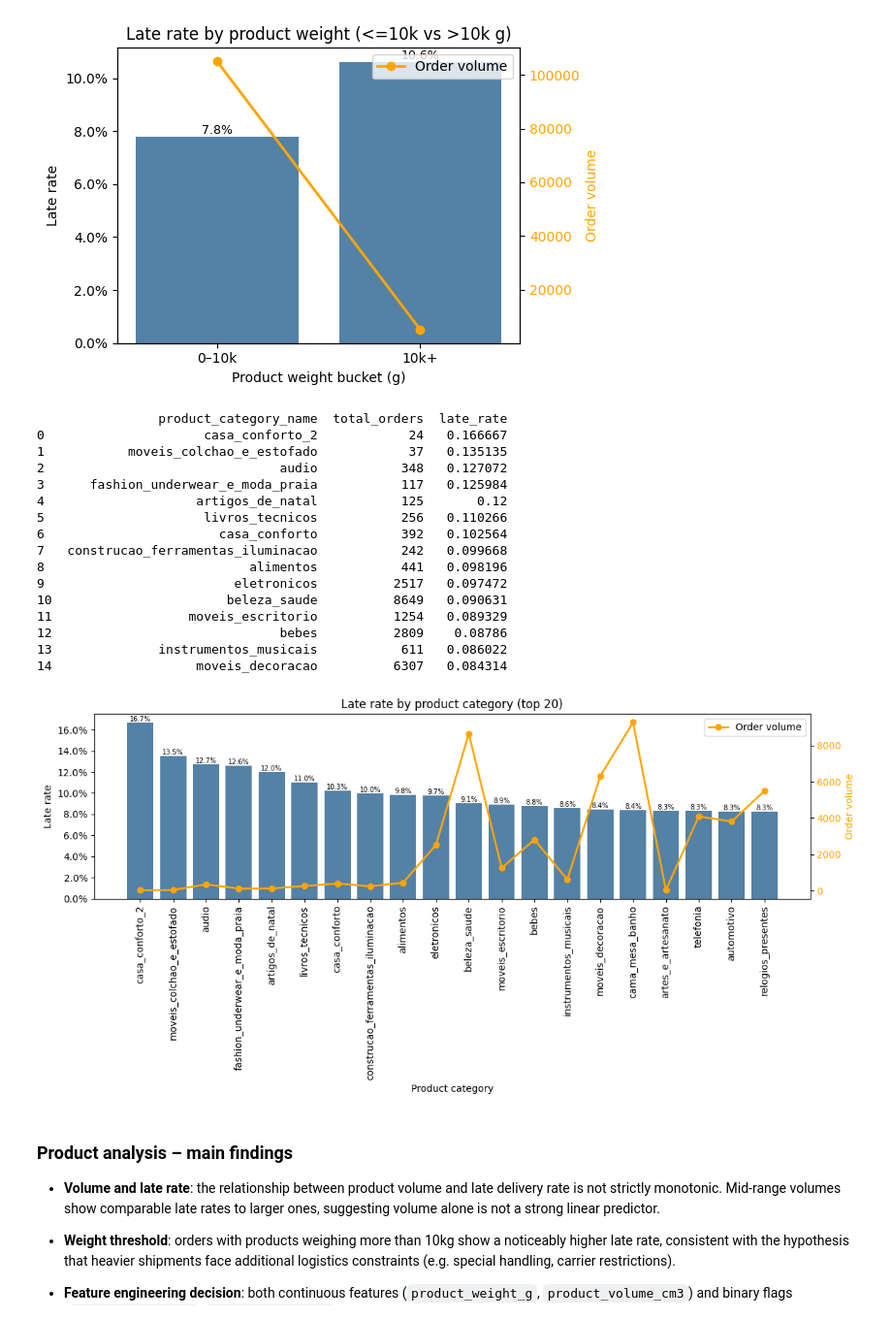
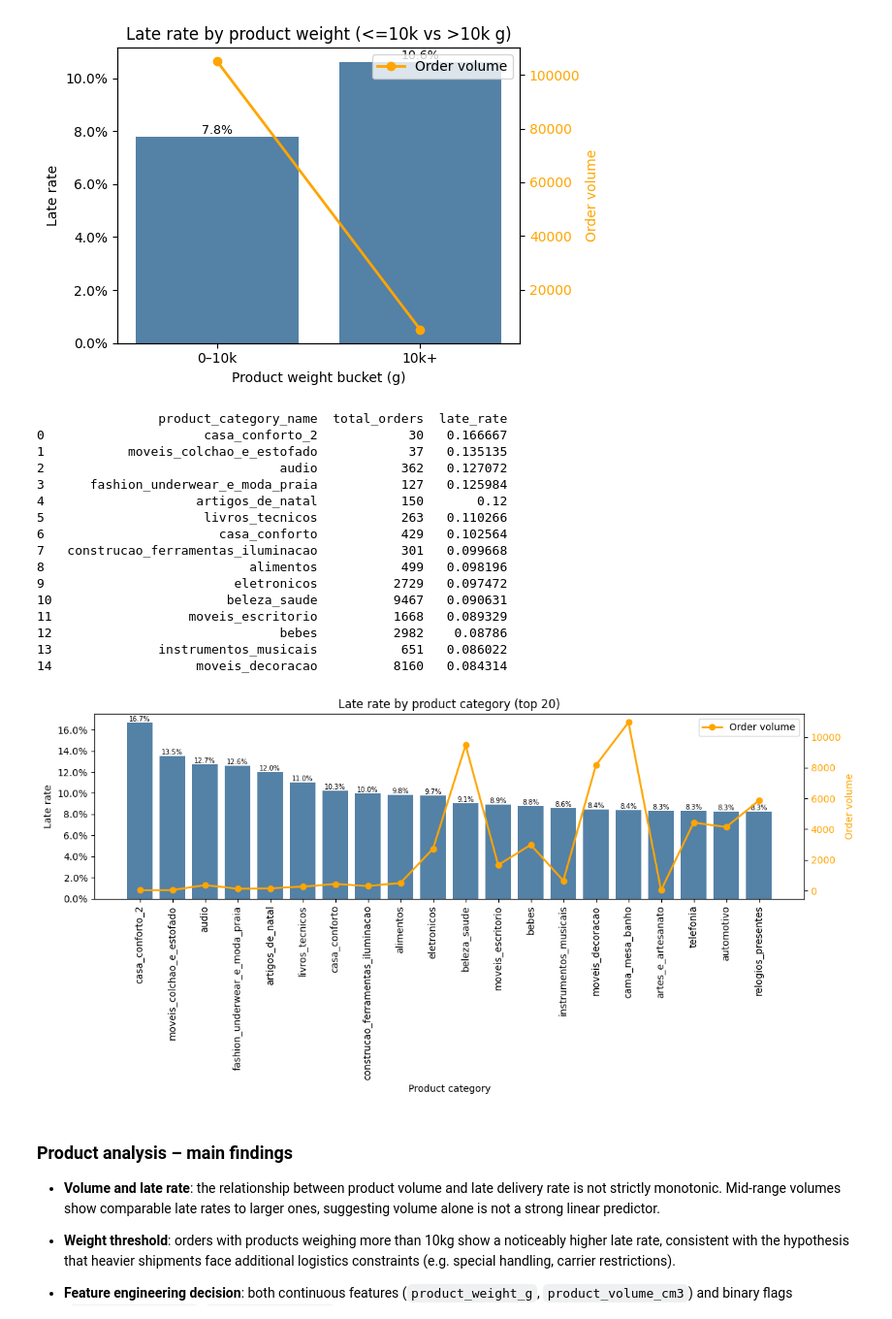
Before and after one commit to Gabverz/Logistics_optimizer, a Jupyter notebook: eda_logistics.ipynb, the cells around one changed output. Shown at 97% size. Drawn from its saved outputs; the diff is of its cells as text; code cells hidden in the pictures.

```diff
--- a/eda_logistics.ipynb
+++ b/eda_logistics.ipynb
@@ -100,17 +94,3 @@ plt.show()
 - Columns with missing values are mostly expected (e.g. orders not delivered or without reviews), so they are likely informative rather than random noise.
 - There are no columns with an extremely high null ratio that would be immediate candidates for dropping at this stage.
 - We will need to handle missing values carefully during feature engineering, possibly with separate indicators (flags) for “missing” where it makes business sense.
-# %%
-# Derive delivery time columns to enhance features
-
-df["actual_delivery_days"] = (
-    df["order_delivered_customer_date"] - df["order_purchase_timestamp"]
-).dt.days
-
-df["estimated_delivery_days"] = (
-    df["order_estimated_delivery_date"] - df["order_purchase_timestamp"]
-).dt.days
-
-df["delay_vs_estimated_days"] = (
-    df["actual_delivery_days"] - df["estimated_delivery_days"]
-)
@@ -164,27 +96,0 @@ plt.show()
-# %%
-# Aggregate late rate by purchase month
-df["purchase_month"] = df["order_purchase_timestamp"].dt.to_period("M")
-
-monthly = (
-    df[df["is_late"].notna()]
-    .groupby("purchase_month")
-    .agg(
-        total_orders=("order_id", "nunique"),
-        late_orders=("is_late", lambda x: (x == 1).sum()),
-        ontime_orders=("is_late", lambda x: (x == 0).sum())
-    )
-)
-
-monthly["late_rate"] = monthly["late_orders"] / (
-    monthly["late_orders"] + monthly["ontime_orders"]
-)
-monthly.index = monthly.index.to_timestamp()
-
-# Plot monthly late rate
-plt.figure(figsize=(10, 4))
-sns.lineplot(data=monthly, x=monthly.index, y="late_rate", marker="o")
-plt.title("Late delivery rate over time")
-plt.xlabel("Purchase month")
-plt.ylabel("Late rate")
-plt.tight_layout()
-plt.show()
@@ -747,7 +636,7 @@ category_late = (
     df[df["is_late"].notna()]
     .groupby("product_category_name")
     .agg(
-        total_orders=("order_id", "nunique"),
+        total_orders=("is_late", "count"),
         late_rate=("is_late", "mean"),
     )
     .sort_values("late_rate", ascending=False)
@@ -773,48 +662,48 @@ for p in ax1.patches:
     ax1.annotate(
         f"{p.get_height():.1%}",
         (p.get_x() + p.get_width() / 2., p.get_height()),
         ha="center", va="bottom", fontsize=7
     )
 
 ax1.set_xlabel("Product category")
 ax1.set_ylabel("Late rate")
 ax1.set_title("Late rate by product category (top 20)")
 ax1.yaxis.set_major_formatter(plt.matplotlib.ticker.PercentFormatter(xmax=1))
 ax1.tick_params(axis="x", rotation=90)
 
 ax2 = ax1.twinx()
 ax2.plot(
     top20.index,
     top20["total_orders"],
     color="orange",
     marker="o",
     linewidth=2,
     label="Order volume"
 )
 ax2.set_ylabel("Order volume", color="orange")
 ax2.tick_params(axis="y", labelcolor="orange")
 ax2.legend(loc="upper right")
 
 plt.tight_layout()
 plt.show()
 # %% [output]
                 product_category_name  total_orders  late_rate
-0                     casa_conforto_2            24   0.166667
+0                     casa_conforto_2            30   0.166667
 1           moveis_colchao_e_estofado            37   0.135135
-2                               audio           348   0.127072
-3      fashion_underwear_e_moda_praia           117   0.125984
-4                    artigos_de_natal           125       0.12
-5                     livros_tecnicos           256   0.110266
-6                       casa_conforto           392   0.102564
-7   construcao_ferramentas_iluminacao           242   0.099668
-8                           alimentos           441   0.098196
-9                         eletronicos          2517   0.097472
-10                       beleza_saude          8649   0.090631
-11                  moveis_escritorio          1254   0.089329
-12                              bebes          2809    0.08786
-13              instrumentos_musicais           611   0.086022
-14                   moveis_decoracao          6307   0.084314
+2                               audio           362   0.127072
+3      fashion_underwear_e_moda_praia           127   0.125984
+4                    artigos_de_natal           150       0.12
+5                     livros_tecnicos           263   0.110266
+6                       casa_conforto           429   0.102564
+7   construcao_ferramentas_iluminacao           301   0.099668
+8                           alimentos           499   0.098196
+9                         eletronicos          2729   0.097472
+10                       beleza_saude          9467   0.090631
+11                  moveis_escritorio          1668   0.089329
+12                              bebes          2982    0.08786
+13              instrumentos_musicais           651   0.086022
+14                   moveis_decoracao          8160   0.084314
-[figure, old version]
+[figure, new version]
 # %% [markdown]
 ### Product analysis – main findings
 
```
Also changed, not shown: parts of 29 cells of this notebook.
